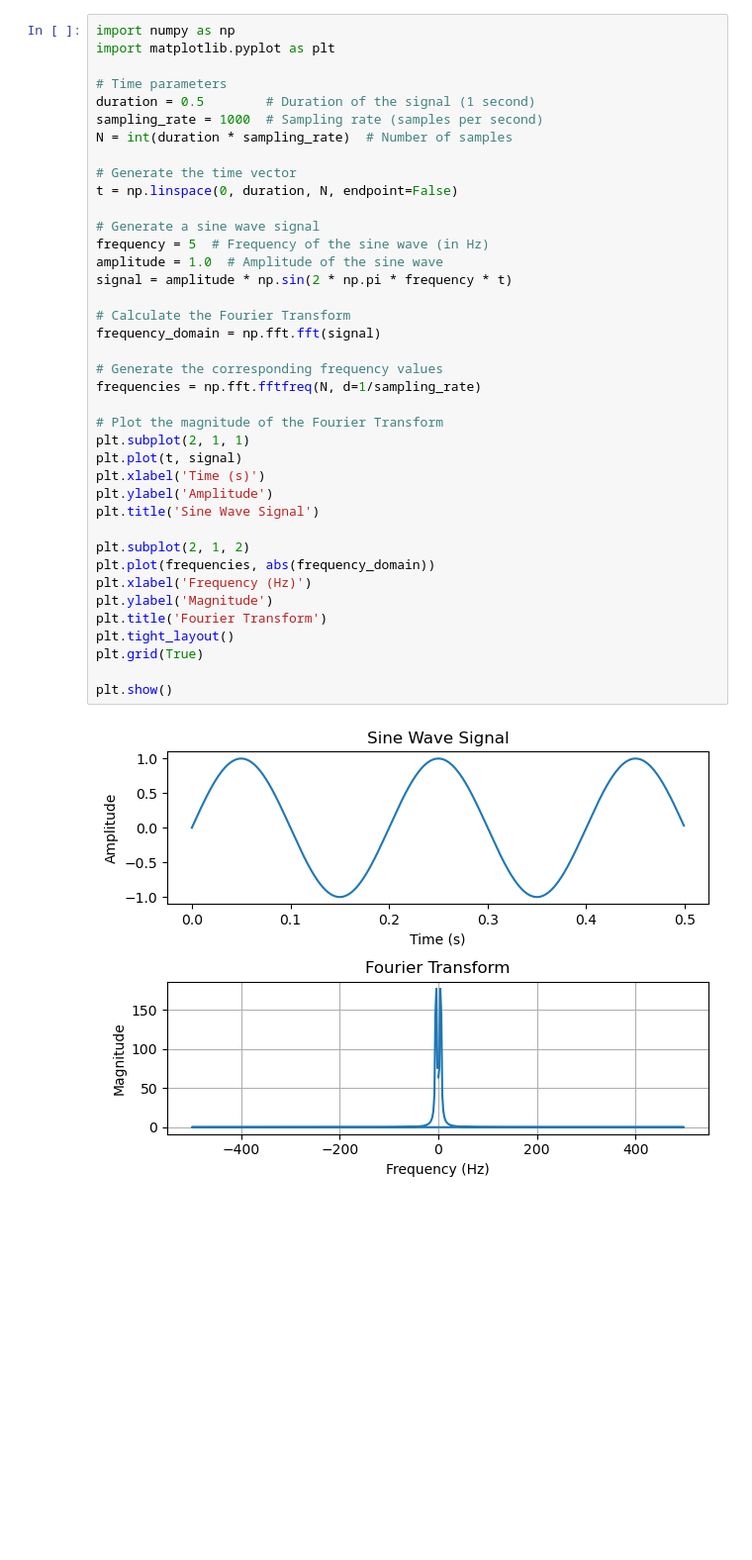
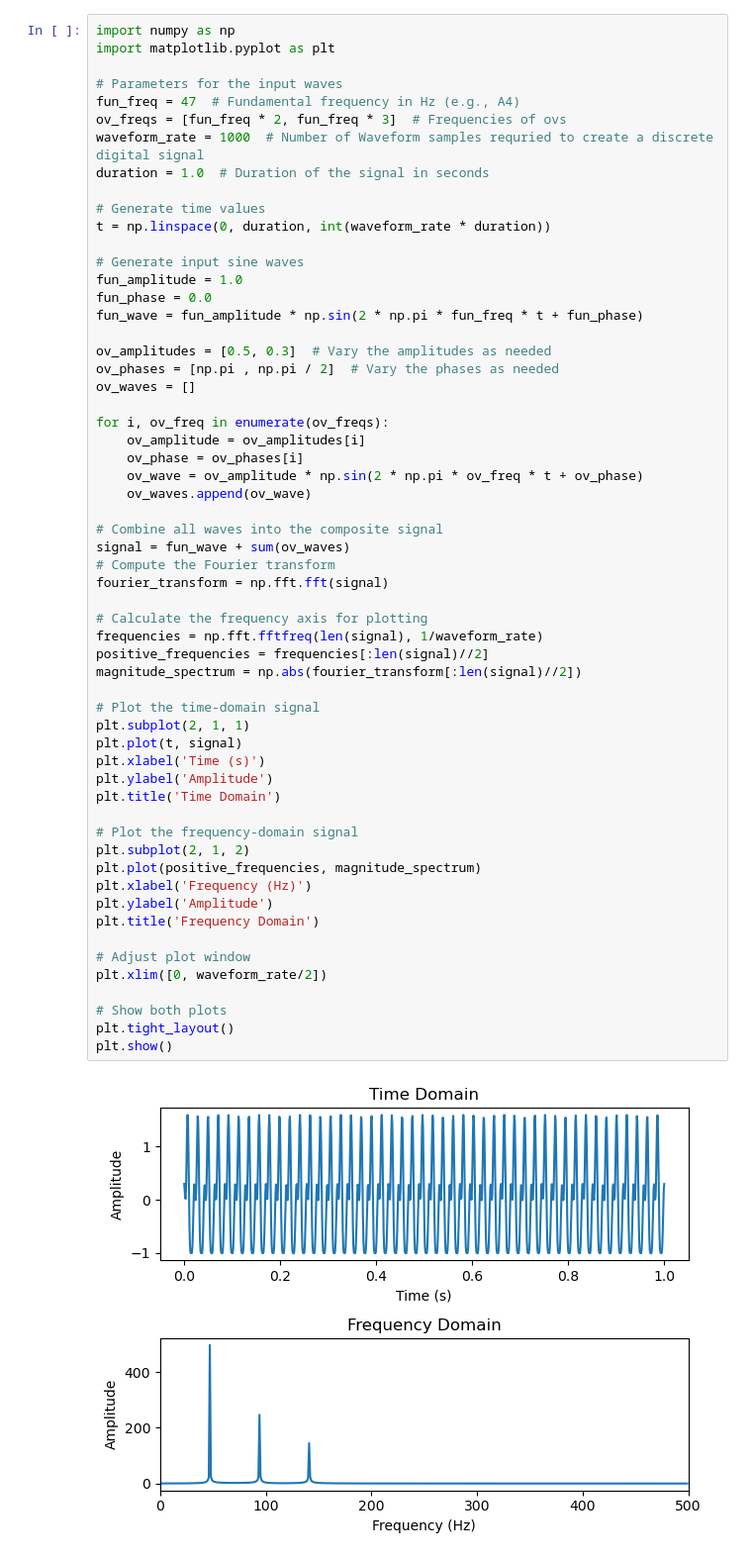
Before and after one commit to addytrunks/EP, a Jupyter notebook: problems.ipynb, the cells around one changed output. Shown: that part at 99% size. Cells and saved outputs as stored; diff of their text form; blank space fills up the shorter version.

```diff
--- a/problems.ipynb
+++ b/problems.ipynb
@@ -133,41 +138,60 @@ plt.show()
 # %%
 import numpy as np
 import matplotlib.pyplot as plt
 
-# Time parameters
-duration = 0.5        # Duration of the signal (1 second)
-sampling_rate = 1000  # Sampling rate (samples per second)
-N = int(duration * sampling_rate)  # Number of samples
+# Parameters for the input waves
+fun_freq = 47  # Fundamental frequency in Hz (e.g., A4)
+ov_freqs = [fun_freq * 2, fun_freq * 3]  # Frequencies of ovs
+waveform_rate = 1000  # Number of Waveform samples requried to create a discrete digital signal
+duration = 1.0  # Duration of the signal in seconds
 
-# Generate the time vector
-t = np.linspace(0, duration, N, endpoint=False)
+# Generate time values
+t = np.linspace(0, duration, int(waveform_rate * duration))
 
-# Generate a sine wave signal
-frequency = 5  # Frequency of the sine wave (in Hz)
-amplitude = 1.0  # Amplitude of the sine wave
-signal = amplitude * np.sin(2 * np.pi * frequency * t)
+# Generate input sine waves
+fun_amplitude = 1.0
+fun_phase = 0.0
+fun_wave = fun_amplitude * np.sin(2 * np.pi * fun_freq * t + fun_phase)
 
-# Calculate the Fourier Transform
-frequency_domain = np.fft.fft(signal)
+ov_amplitudes = [0.5, 0.3]  # Vary the amplitudes as needed
+ov_phases = [np.pi , np.pi / 2]  # Vary the phases as needed
+ov_waves = []
 
-# Generate the corresponding frequency values
-frequencies = np.fft.fftfreq(N, d=1/sampling_rate)
+for i, ov_freq in enumerate(ov_freqs):
+    ov_amplitude = ov_amplitudes[i]
+    ov_phase = ov_phases[i]
+    ov_wave = ov_amplitude * np.sin(2 * np.pi * ov_freq * t + ov_phase)
+    ov_waves.append(ov_wave)
 
-# Plot the magnitude of the Fourier Transform
+# Combine all waves into the composite signal
+signal = fun_wave + sum(ov_waves)
+# Compute the Fourier transform
+fourier_transform = np.fft.fft(signal)
+
+# Calculate the frequency axis for plotting
+frequencies = np.fft.fftfreq(len(signal), 1/waveform_rate)
+positive_frequencies = frequencies[:len(signal)//2]
+magnitude_spectrum = np.abs(fourier_transform[:len(signal)//2])
+
+# Plot the time-domain signal
 plt.subplot(2, 1, 1)
 plt.plot(t, signal)
 plt.xlabel('Time (s)')
 plt.ylabel('Amplitude')
-plt.title('Sine Wave Signal')
+plt.title('Time Domain')
 
+# Plot the frequency-domain signal
 plt.subplot(2, 1, 2)
-plt.plot(frequencies, abs(frequency_domain))
+plt.plot(positive_frequencies, magnitude_spectrum)
 plt.xlabel('Frequency (Hz)')
-plt.ylabel('Magnitude')
-plt.title('Fourier Transform')
+plt.ylabel('Amplitude')
+plt.title('Frequency Domain')
+
+# Adjust plot window
+plt.xlim([0, waveform_rate/2])
+
+# Show both plots
 plt.tight_layout()
-plt.grid(True)
-
 plt.show()
 # %% [output]
-[figure, old version]
+[figure, new version]
```
Also changed, not shown: parts of 2 cells of this notebook.
